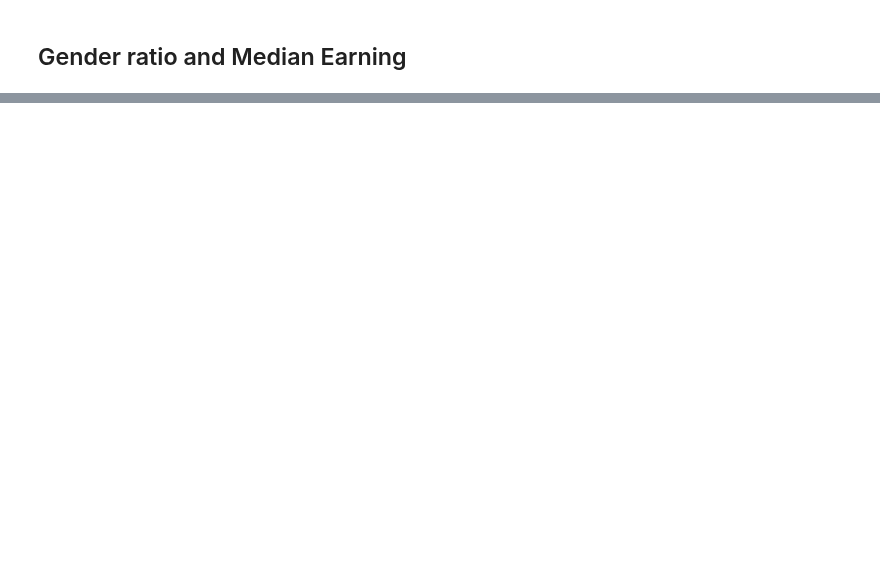
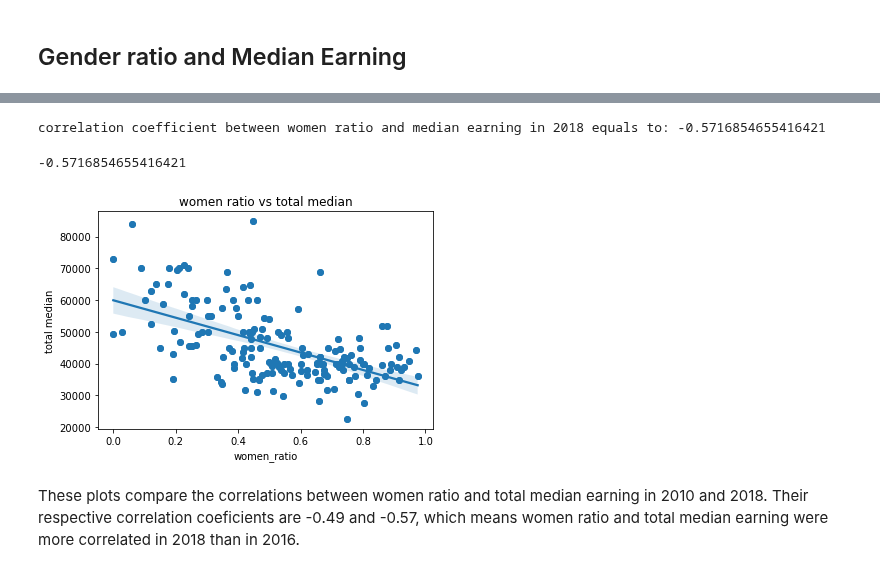
Before and after one commit to UCB-stat-159-s22/hw07-Group21, a Jupyter notebook: Yiping-exploration.ipynb, the cells around one changed output, grey strips where cells are left out. Drawn from its saved outputs; the diff is of its cells as text; code cells hidden in the pictures; blank space fills up the shorter version.

```diff
--- a/Yiping-exploration.ipynb
+++ b/Yiping-exploration.ipynb
@@ -141,0 +128,8 @@ recent_grads.sort_values('Unemployment_rate', ascending = False).head(10)
+# %%
+gt.womenratio_median_scatter_plot(recent_grads_18, 2018)
+# %% [output]
+correlation coefficient between women ratio and median earning in 2018 equals to: -0.5716854655416421
+-0.5716854655416421
+[figure, added]
+# %% [markdown]
+These plots compare the correlations between women ratio and total median earning in 2010 and 2018. Their respective correlation coeficients are -0.49 and -0.57, which means women ratio and total median earning were more correlated in 2018 than in 2016.
```
Also changed, not shown: parts of 22 cells of this notebook, 11 other files.
